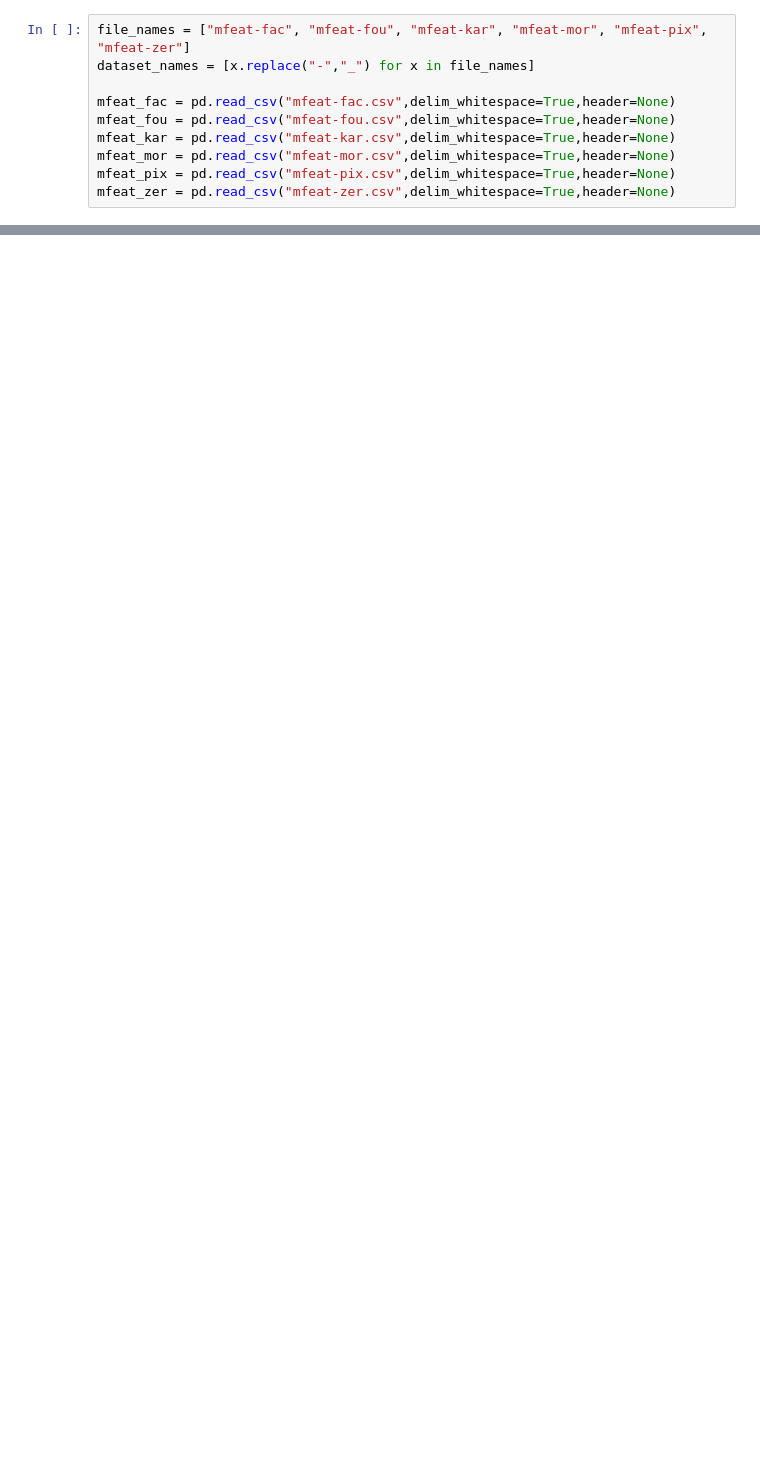
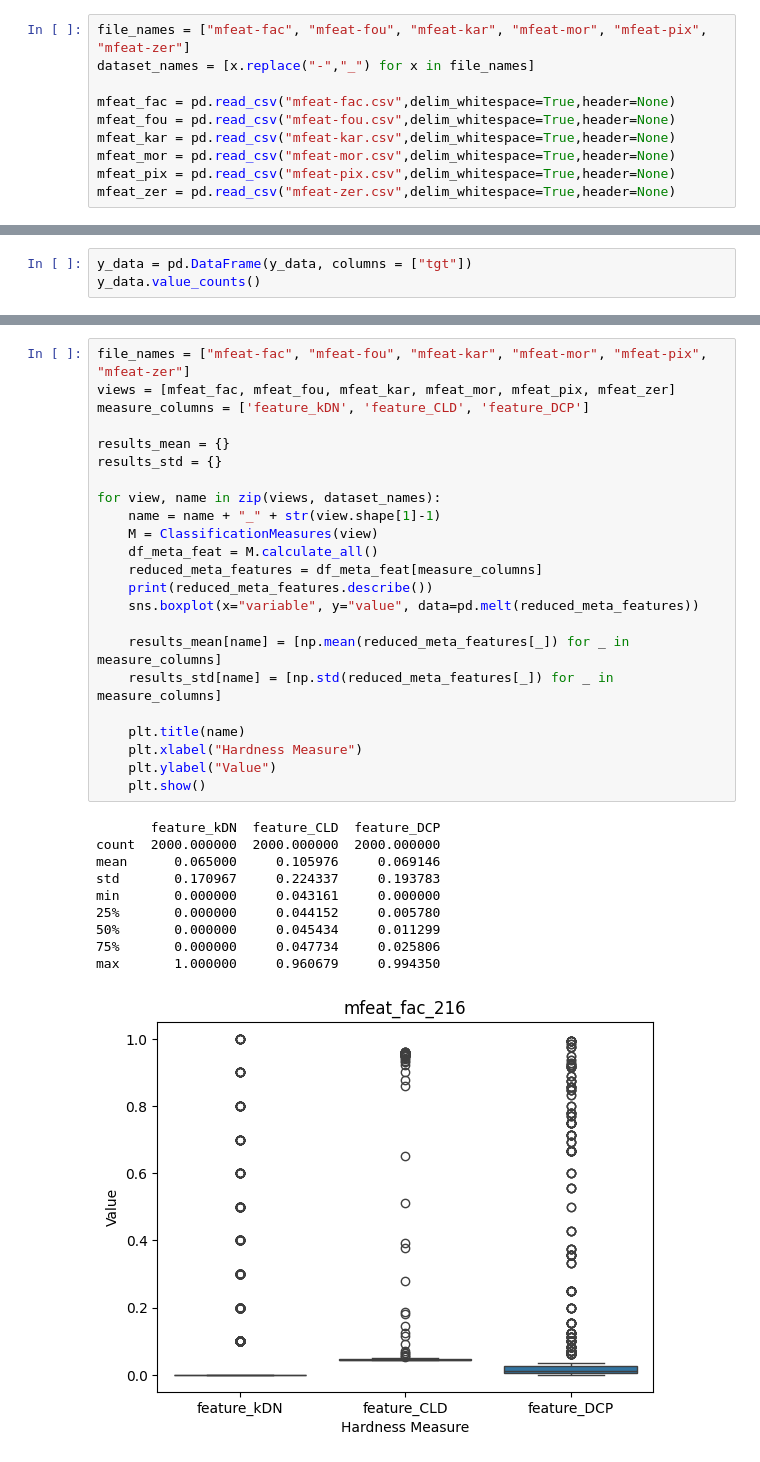
Before and after one commit to VictorCastroDeFaria/hardness, a Jupyter notebook: hardness.ipynb, the cells around one changed output, grey strips where cells are left out. Cells and saved outputs as stored; diff of their text form; blank space fills up the shorter version.

```diff
--- a/hardness.ipynb
+++ b/hardness.ipynb
@@ -27,0 +33,3 @@ import pyhard
+# %%
+y_data = pd.DataFrame(y_data, columns = ["tgt"])
+y_data.value_counts()
@@ -27,0 +129,34 @@ import pyhard
+# %%
+file_names = ["mfeat-fac", "mfeat-fou", "mfeat-kar", "mfeat-mor", "mfeat-pix", "mfeat-zer"]
+views = [mfeat_fac, mfeat_fou, mfeat_kar, mfeat_mor, mfeat_pix, mfeat_zer]
+measure_columns = ['feature_kDN', 'feature_CLD', 'feature_DCP']
+
+results_mean = {}
+results_std = {}
+
+for view, name in zip(views, dataset_names):
+    name = name + "_" + str(view.shape[1]-1)
+    M = ClassificationMeasures(view)
+    df_meta_feat = M.calculate_all()
+    reduced_meta_features = df_meta_feat[measure_columns]
+    print(reduced_meta_features.describe())
+    sns.boxplot(x="variable", y="value", data=pd.melt(reduced_meta_features))
+
+    results_mean[name] = [np.mean(reduced_meta_features[_]) for _ in measure_columns]
+    results_std[name] = [np.std(reduced_meta_features[_]) for _ in measure_columns]
+
+    plt.title(name)
+    plt.xlabel("Hardness Measure")
+    plt.ylabel("Value")
+    plt.show()
+# %% [output]
+       feature_kDN  feature_CLD  feature_DCP
+count  2000.000000  2000.000000  2000.000000
+mean      0.065000     0.105976     0.069146
+std       0.170967     0.224337     0.193783
+min       0.000000     0.043161     0.000000
+25%       0.000000     0.044152     0.005780
+50%       0.000000     0.045434     0.011299
+75%       0.000000     0.047734     0.025806
+max       1.000000     0.960679     0.994350
+[figure, added]
```
Also changed, not shown: parts of 21 cells of this notebook.
